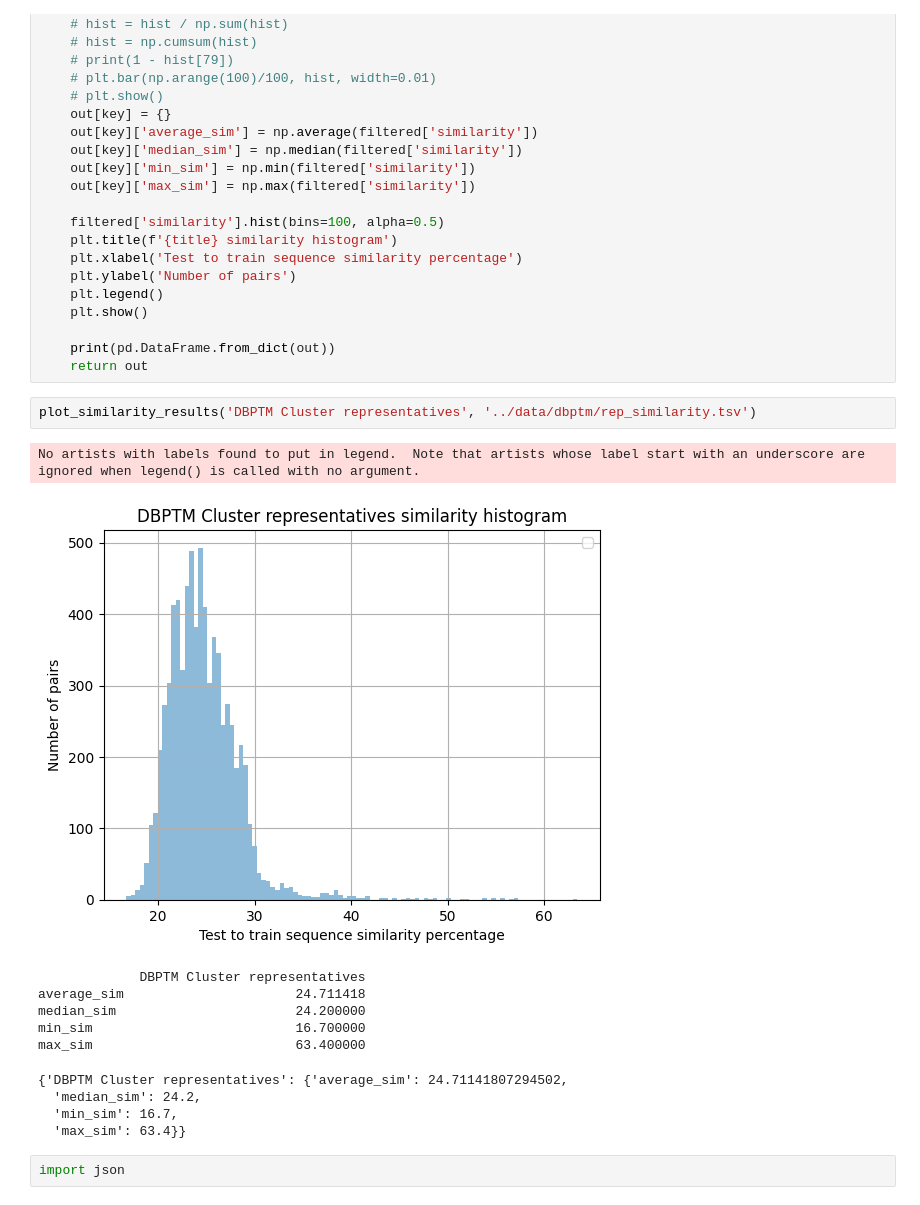
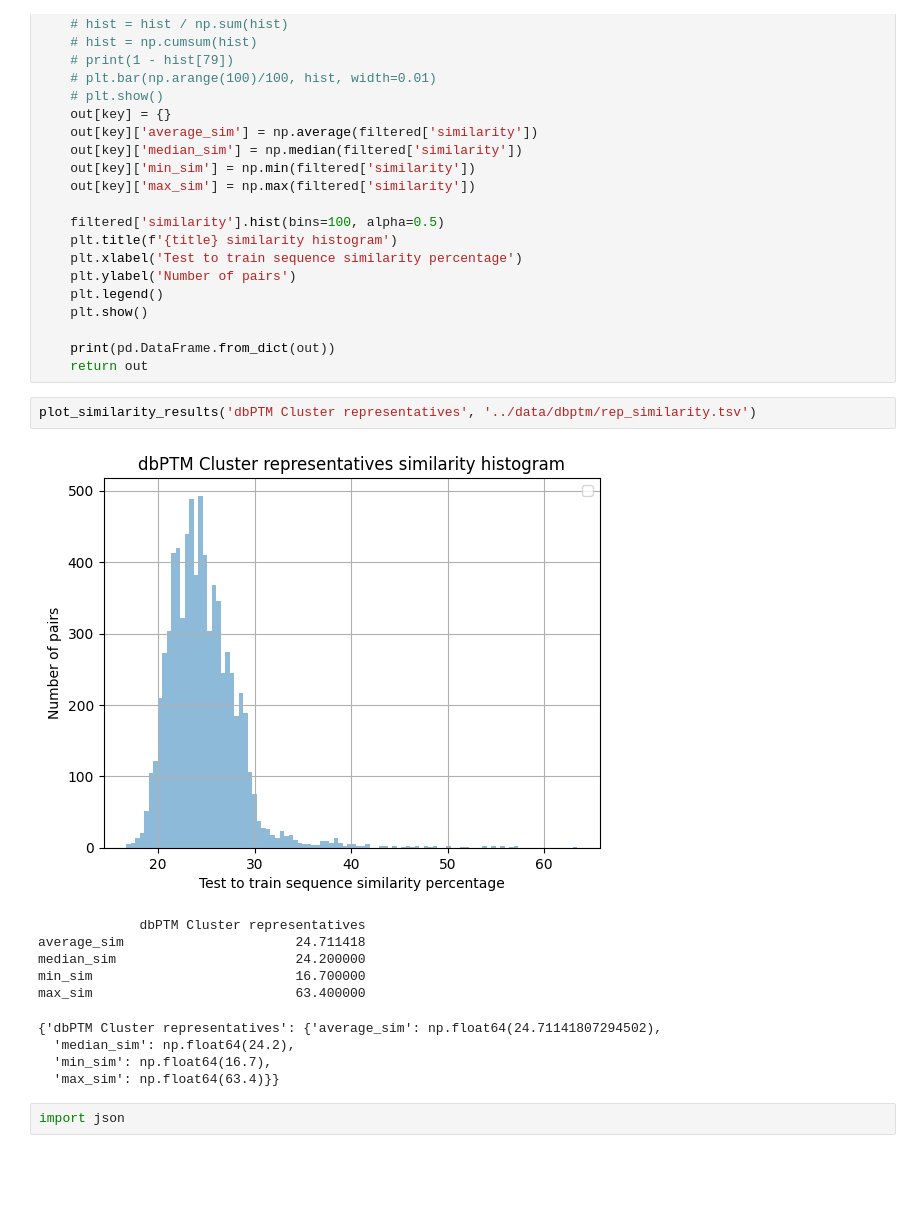
Before and after one commit to nexuso1/phossil, a Jupyter notebook: notebooks/similarity.ipynb, the cells around one changed output. Cells and saved outputs as stored; diff of their text form; blank space fills up the shorter version.

```diff
--- a/notebooks/similarity.ipynb
+++ b/notebooks/similarity.ipynb
@@ -355,19 +371,18 @@ def plot_similarity_results(title, path, key=None):
     print(pd.DataFrame.from_dict(out))
     return out
 # %%
-plot_similarity_results('DBPTM Cluster representatives', '../data/dbptm/rep_similarity.tsv')
+plot_similarity_results('dbPTM Cluster representatives', '../data/dbptm/rep_similarity.tsv')
 # %% [output]
+[figure]
-No artists with labels found to put in legend.  Note that artists whose label start with an underscore are ignored when legend() is called with no argument.
+             dbPTM Cluster representatives
+average_sim                      24.711418
+median_sim                       24.200000
+min_sim                          16.700000
+max_sim                          63.400000
-[figure]
-             DBPTM Cluster representatives
-average_sim                      24.711418
-median_sim                       24.200000
-min_sim                          16.700000
-max_sim                          63.400000
+{'dbPTM Cluster representatives': {'average_sim': np.float64(24.71141807294502),
+  'median_sim': np.float64(24.2),
+  'min_sim': np.float64(16.7),
+  'max_sim': np.float64(63.4)}}
-{'DBPTM Cluster representatives': {'average_sim': 24.71141807294502,
-  'median_sim': 24.2,
-  'min_sim': 16.7,
-  'max_sim': 63.4}}
 # %%
 import json
 # %%
```
Also changed, not shown: parts of 4 cells of this notebook.
